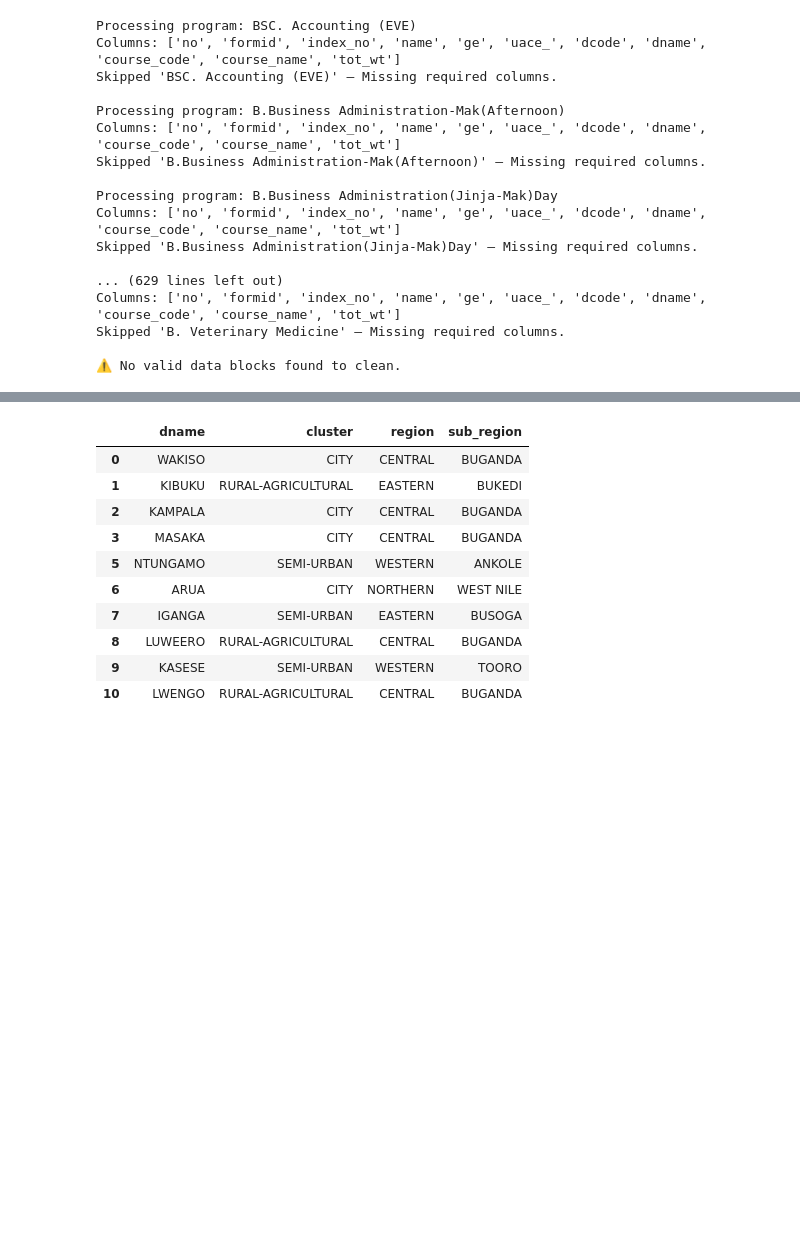
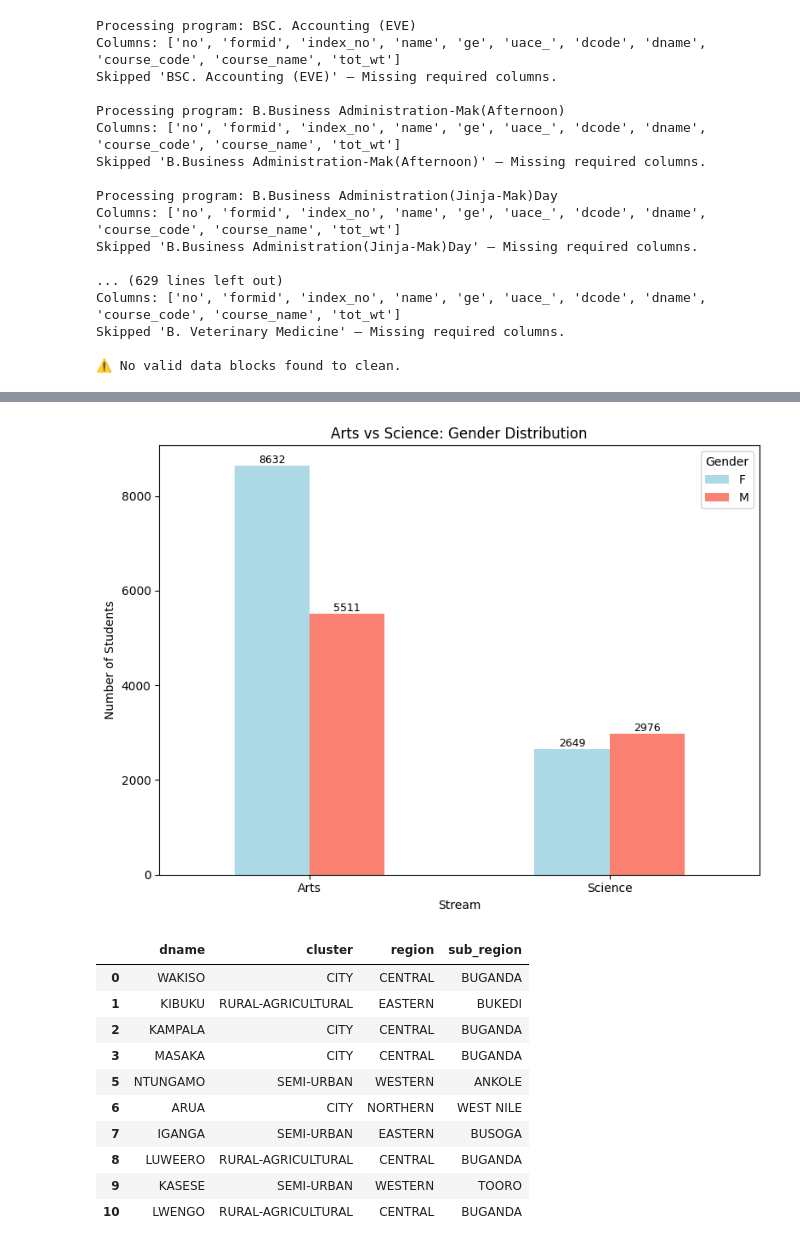
Before and after one commit to AshrafGit256/admission_analysis, a Jupyter notebook: admissions_visual_analysis.ipynb, the cells around one changed output, grey strips where cells are left out. Saved outputs shown, nothing was run; the diff lists cells and outputs as text; code cells hidden in the pictures; blank space fills up the shorter version.

Commit message:
Provided more visualisations

```diff
--- a/admissions_visual_analysis.ipynb
+++ b/admissions_visual_analysis.ipynb
@@ -288,6 +288,62 @@ def classify_sub_region(district):
         if district in districts:
             return sub_region
     return "NON UGANDAN"
+# %%
+import matplotlib.pyplot as plt
+
+# Define course to stream mapping
+science_courses = [
+    "BDS", "BDT", "BEH", "BLT", "BMR", "BOS", "BPT", "BYT", "MAM", "MLT", "NUR", "PHA", "BSL", "SSM",
+    "BEC", "BYW", "EDA", "EDB", "EDP", "EEC", "SPS",
+    "BJA", "BLB", "SCB", "SCP", "SCX", "VET",
+    "BPS", "BST", "BUS", "SAS", "STA",
+    "BBI", "BBP", "BBT", "BCB", "BIC",
+    "BIA", "BSI", "BSJ", "BSW", "CSC", "CSE", "CSJ", "IST", "JCA", "SSE",
+    "AGE", "AGM", "AGR", "BAI", "BEV", "BFS", "BGS", "BHD", "BIX", "BOF", "BUP", "BWE", "FST",
+    "ARC", "BFA", "BID", "BVC", "BVL", "CCE", "CIV", "ELE", "LSG", "MEC", "BPG", "SQS"
+]
+
+arts_courses = [
+    "ACC", "ADA", "ADJ", "ADM", "AML", "BBA", "BBC", "BBD", "BBE", "BBJ", "BHE", "BHJ", "BHM",
+    "BIB", "BIM", "BJB", "BJJ", "BJO", "BJS", "BKE", "BLC", "BLM", "BMA", "BML", "BMM", "BMS",
+    "BNE", "BNM", "BOM", "BPL", "BQE", "BRJ", "BRM", "BRO", "BSA", "BSF", "BSU", "BTB", "BTH",
+    "BTT", "CEA", "CMM", "COB", "COE", "COM", "CRJ", "CRO", "ECE", "ECN", "ECO", "HMA", "HML",
+    "HNM", "HOM", "HSJ", "HSO", "JAA", "JBE", "JOA", "MTM", "PMA", "PML", "PMM", "PNM", "PSC",
+    "PSM", "PSU", "SEC", "TLM", "TTM",
+    "APS", "APY", "ARS", "ASE", "ASS", "BAC", "BAP", "BCE", "BEN", "BEY", "BJC", "BJE", "BLE",
+    "BLG", "DPA", "LGM", "LIS", "MUS"
+]
+
+# Create a mapping
+df['stream'] = df['course_code'].apply(
+    lambda x: 'Science' if x in science_courses else 'Arts' if x in arts_courses else None
+)
+
+# Drop unmatched
+df = df.dropna(subset=['stream', 'ge'])
+
+# Group by stream and gender
+grouped = df.groupby(['stream', 'ge']).size().unstack(fill_value=0)
+
+# Bar plot
+ax = grouped.plot(kind='bar', color=['lightblue', 'salmon'], figsize=(8,6))
+plt.title('Arts vs Science: Gender Distribution')
+plt.ylabel('Number of Students')
+plt.xlabel('Stream')
+plt.xticks(rotation=0)
+plt.legend(title='Gender')
+
+# Add number labels
+for p in ax.patches:
+    height = int(p.get_height())
+    if height > 0:
+        ax.annotate(str(height), (p.get_x() + p.get_width() / 2, height),
+                    ha='center', va='bottom', fontsize=9)
+
+plt.tight_layout()
+plt.show()
+# %% [output]
+[figure, added]
 # %%
 # Apply mappings
 df['cluster'] = df['dname'].apply(classify_cluster)
```
Also changed, not shown: parts of 5 cells of this notebook, 43 other files.
